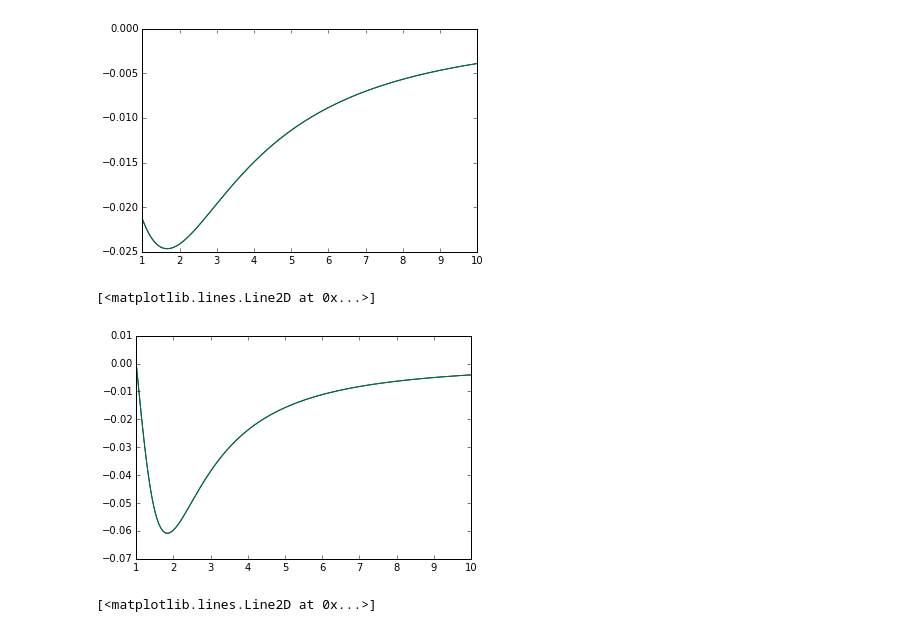
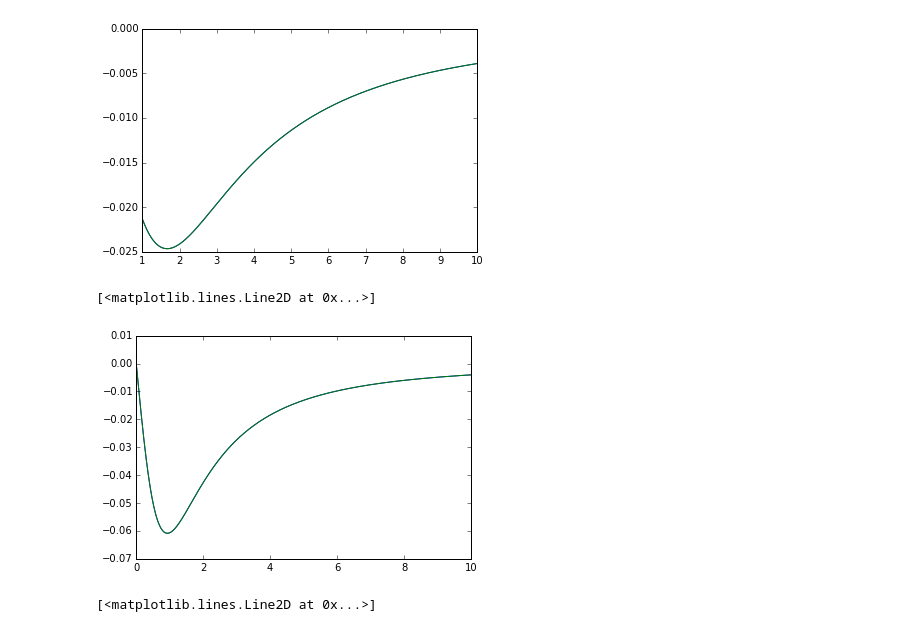
Before and after one commit to SeaifanAladdin/galpy-notebook, a Jupyter notebook: galpy/SCFPotential_forces.ipynb, the cells around one changed output. Saved outputs shown, nothing was run; the diff lists cells and outputs as text; code cells hidden in the pictures.

```diff
--- a/galpy/SCFPotential_forces.ipynb
+++ b/galpy/SCFPotential_forces.ipynb
@@ -29,10 +29,10 @@ plt.plot(R, h._Rforce(R, 2, 1))
 [figure]
 # %%
 z = nu.linspace(0.,10,1000)
-plt.plot(R, scf._zforce(1,z,1))
-plt.plot(R, h._zforce(1, z, 1))
+plt.plot(z, scf.zforce(1,z,1))
+plt.plot(z, h.zforce(1, z, 1))
 # %% [output]
 [<matplotlib.lines.Line2D at 0x...>]
-[figure, old version]
+[figure, new version]
 # %%
 phi = nu.linspace(0, 2*nu.pi,1000)
```
Also changed, not shown: parts of 12 cells of this notebook.
